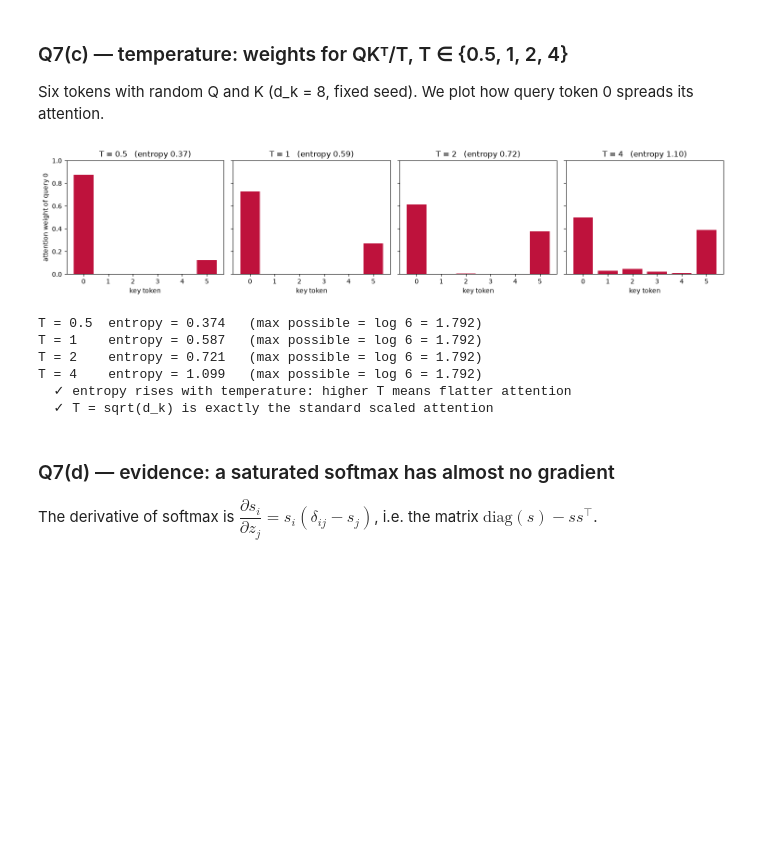
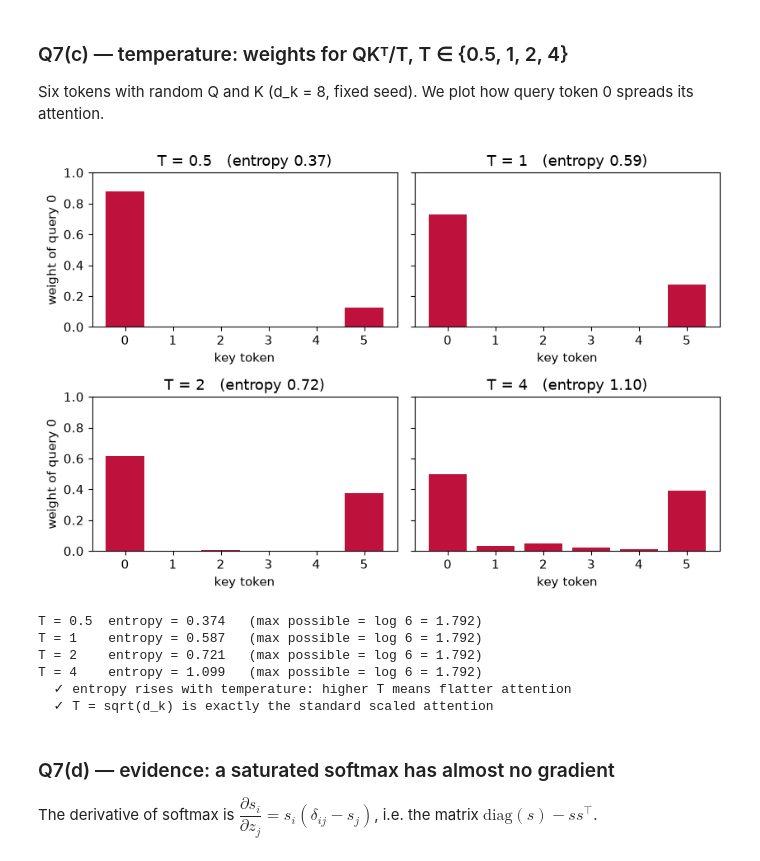
Before and after one commit to prasannakoirala58/NLP-MTech, a Jupyter notebook: assignments/a5-transformers/PrasannaKoirala_Transformer.ipynb, the cells around one changed output. Saved outputs shown, nothing was run; the diff lists cells and outputs as text; code cells hidden in the pictures; blank space fills up the shorter version.

```diff
--- a/assignments/a5-transformers/PrasannaKoirala_Transformer.ipynb
+++ b/assignments/a5-transformers/PrasannaKoirala_Transformer.ipynb
@@ -33,6 +33,7 @@ import matplotlib.pyplot as plt
 import numpy as np
 
 np.set_printoptions(precision=4, suppress=True)   # print 4 decimals, no scientific notation
+plt.rcParams["font.size"] = 11                    # stays readable when a plot is printed small in the notes
 
 OUT = Path("outputs")          # plots are saved here
 OUT.mkdir(exist_ok=True)
@@ -915,37 +916,38 @@ Six tokens with random Q and K (d_k = 8, fixed seed). We plot how query token 0
 rng = np.random.default_rng(8)
 Q7 = rng.normal(size=(6, 8))
 K7 = rng.normal(size=(6, 8))
 scores7 = Q7 @ K7.T                         # (6, 8) @ (8, 6) -> (6, 6), deliberately NOT divided by sqrt(d_k)
 temperatures = [0.5, 1, 2, 4]
 
 
 def entropy(p):
     """How spread out a distribution is: 0 = all on one token, log(n) = perfectly even."""
     return -np.sum(p * np.log(p + 1e-12))
 
 
-fig, axes = plt.subplots(1, 4, figsize=(15, 3.4), sharey=True)
+fig, axes = plt.subplots(2, 2, figsize=(8.5, 5.6), sharey=True)   # 2 x 2 grid: one panel per temperature
 entropies = []
-for ax, T in zip(axes, temperatures):
+for ax, T in zip(axes.ravel(), temperatures):
     weights_T = stable_softmax(scores7 / T, axis=-1)     # (6, 6)
     row = weights_T[0]                                   # query token 0
     entropies.append(entropy(row))
     ax.bar(range(6), row, color="#be123c")
     ax.set_title(f"T = {T}   (entropy {entropy(row):.2f})")
     ax.set_xlabel("key token")
     ax.set_ylim(0, 1)
-axes[0].set_ylabel("attention weight of query 0")
+for row_of_axes in axes:
+    row_of_axes[0].set_ylabel("weight of query 0")
 plt.tight_layout()
 plt.savefig(OUT / "q7c_temperature.png", dpi=150)
 plt.show()
 
 for T, H_T in zip(temperatures, entropies):
     print(f"T = {T:<4} entropy = {H_T:.3f}   (max possible = log 6 = {np.log(6):.3f})")
 check("entropy rises with temperature: higher T means flatter attention", np.all(np.diff(entropies) > 0))
 _, w_scaled = scaled_dot_product_attention(Q7, K7, K7)
 check("T = sqrt(d_k) is exactly the standard scaled attention", np.allclose(stable_softmax(scores7 / np.sqrt(8)), w_scaled))
 # %% [output]
-[figure, old version]
+[figure, new version]
 T = 0.5  entropy = 0.374   (max possible = log 6 = 1.792)
 T = 1    entropy = 0.587   (max possible = log 6 = 1.792)
 T = 2    entropy = 0.721   (max possible = log 6 = 1.792)
```
Also changed, not shown: parts of 3 cells of this notebook, 7 other files.
